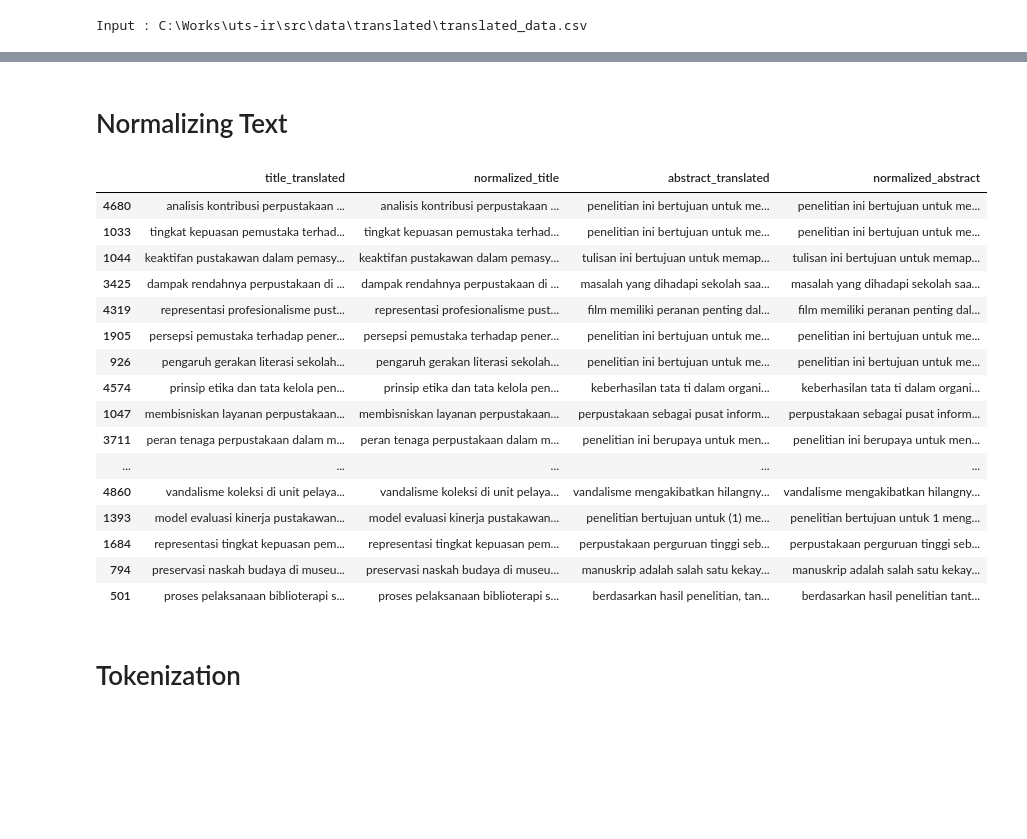
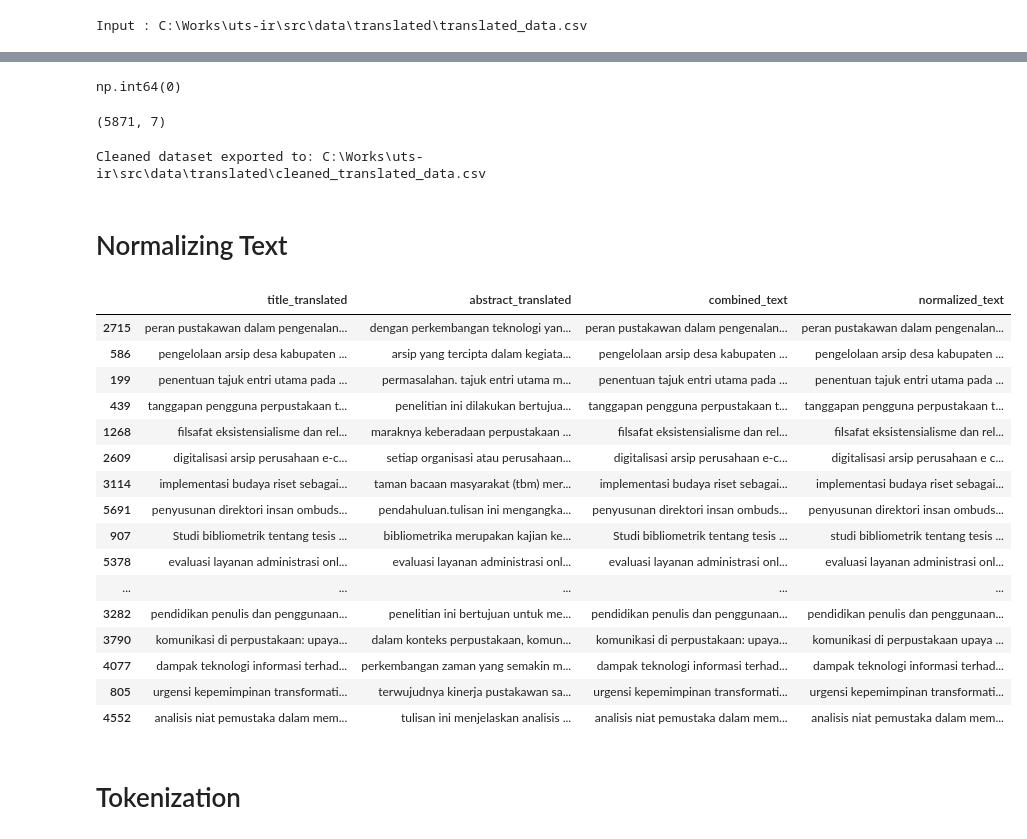
Before and after one commit to UrayMR/article-retrieval, a Jupyter notebook: src/app/notebooks/02_text_processing.ipynb, the cells around one changed output, grey strips where cells are left out. Drawn from its saved outputs; the diff is of its cells as text; code cells hidden in the pictures; blank space fills up the shorter version.

```diff
--- a/src/app/notebooks/02_text_processing.ipynb
+++ b/src/app/notebooks/02_text_processing.ipynb
@@ -30,3 +72,24 @@ df.head()
+# %%
+# Drop duplicates based on title_translated and abstract_translated, keeping the first occurrence
+df = df.drop_duplicates(subset=["title_translated", "abstract_translated"], keep="first").reset_index(drop=True)
+
+df.duplicated(subset=["title_translated", "abstract_translated"]).sum()
+# %% [output]
+np.int64(0)
+# %%
+df.shape
+# %% [output]
+(5871, 7)
+# %%
+# Export the cleaned dataset to a new CSV file
+
+OUTPUT_CLEANED_TRANSLATED_DUPLICATED_PATH = DATA_FOLDER / "translated" / "cleaned_translated_data.csv"
+
+df.to_csv(OUTPUT_CLEANED_TRANSLATED_DUPLICATED_PATH, index=False)
+
+print(f"Cleaned dataset exported to: {OUTPUT_CLEANED_TRANSLATED_DUPLICATED_PATH.resolve()}")
+# %% [output]
+Cleaned dataset exported to: C:\Works\uts-ir\src\data\translated\cleaned_translated_data.csv
 # %% [markdown]
 # Normalizing Text
 # %%
@@ -38,6 +101,7 @@ def normalize_text(text):
     text = str(text)
 
     # Normalize Unicode without forcing text into ASCII
+    # e.g., "café" remains "café" instead of being converted to "cafe"
     text = unicodedata.normalize("NFC", text)
 
     # Case folding
@@ -49,8 +113,12 @@ def normalize_text(text):
     # Remove email addresses
     text = re.sub(r"\b[\w.+-]+@[\w.-]+\.[a-zA-Z]{2,}\b", " ", text)
 
+    # Remove digits
+    text = re.sub(r"\d+", " ", text)
+
     # Remove punctuation and special characters,
-    # while preserving letters, numbers, and whitespace
+    # while preserving letters and whitespace
+    # e.g., "Hello, World!" becomes "Hello World"
     text = re.sub(r"[^\w\s]", " ", text, flags=re.UNICODE)
 
     # Replace underscores with spaces
@@ -61,28 +129,36 @@ def normalize_text(text):
 
     return text
 # %%
-df["normalized_title"] = df["title_translated"].apply(normalize_text)
-df["normalized_abstract"] = df["abstract_translated"].apply(normalize_text)
+df["combined_text"] = (
+    df[["title_translated", "abstract_translated"]]
+    .fillna("")
+    .astype(str)
+    .agg(lambda row: " ".join(row), axis=1)
+    .str.replace(r"\s+", " ", regex=True)
+    .str.strip()
+)
 
-df[["title_translated", "normalized_title", "abstract_translated", "normalized_abstract"]].sample(20, random_state=42)
+df["normalized_text"] = df["combined_text"].apply(normalize_text)
+
+df[["title_translated", "abstract_translated", "combined_text", "normalized_text"]].sample(20, random_state=42)
 # %% [output]
-|  | title_translated | normalized_title | abstract_translated | normalized_abstract |
-| 4680 | analisis kontribusi perpustakaan ... | analisis kontribusi perpustakaan ... | penelitian ini bertujuan untuk me... | penelitian ini bertujuan untuk me... |
-| 1033 | tingkat kepuasan pemustaka terhad... | tingkat kepuasan pemustaka terhad... | penelitian ini bertujuan untuk me... | penelitian ini bertujuan untuk me... |
-| 1044 | keaktifan pustakawan dalam pemasy... | keaktifan pustakawan dalam pemasy... | tulisan ini bertujuan untuk memap... | tulisan ini bertujuan untuk memap... |
-| 3425 | dampak rendahnya perpustakaan di ... | dampak rendahnya perpustakaan di ... | masalah yang dihadapi sekolah saa... | masalah yang dihadapi sekolah saa... |
-| 4319 | representasi profesionalisme pust... | representasi profesionalisme pust... | film memiliki peranan penting dal... | film memiliki peranan penting dal... |
-| 1905 | persepsi pemustaka terhadap pener... | persepsi pemustaka terhadap pener... | penelitian ini bertujuan untuk me... | penelitian ini bertujuan untuk me... |
-| 926 | pengaruh gerakan literasi sekolah... | pengaruh gerakan literasi sekolah... | penelitian ini bertujuan untuk me... | penelitian ini bertujuan untuk me... |
-| 4574 | prinsip etika dan tata kelola pen... | prinsip etika dan tata kelola pen... | keberhasilan tata ti dalam organi... | keberhasilan tata ti dalam organi... |
-| 1047 | membisniskan layanan perpustakaan... | membisniskan layanan perpustakaan... | perpustakaan sebagai pusat inform... | perpustakaan sebagai pusat inform... |
-| 3711 | peran tenaga perpustakaan dalam m... | peran tenaga perpustakaan dalam m... | penelitian ini berupaya untuk men... | penelitian ini berupaya untuk men... |
+|  | title_translated | abstract_translated | combined_text | normalized_text |
+| 2715 | peran pustakawan dalam pengenalan... | dengan perkembangan teknologi yan... | peran pustakawan dalam pengenalan... | peran pustakawan dalam pengenalan... |
+| 586 | pengelolaan arsip desa kabupaten ... | arsip yang tercipta dalam kegiata... | pengelolaan arsip desa kabupaten ... | pengelolaan arsip desa kabupaten ... |
+| 199 | penentuan tajuk entri utama pada ... | permasalahan. tajuk entri utama m... | penentuan tajuk entri utama pada ... | penentuan tajuk entri utama pada ... |
+| 439 | tanggapan pengguna perpustakaan t... | penelitian ini dilakukan bertujua... | tanggapan pengguna perpustakaan t... | tanggapan pengguna perpustakaan t... |
+| 1268 | filsafat eksistensialisme dan rel... | maraknya keberadaan perpustakaan ... | filsafat eksistensialisme dan rel... | filsafat eksistensialisme dan rel... |
+| 2609 | digitalisasi arsip perusahaan e-c... | setiap organisasi atau perusahaan... | digitalisasi arsip perusahaan e-c... | digitalisasi arsip perusahaan e c... |
+| 3114 | implementasi budaya riset sebagai... | taman bacaan masyarakat (tbm) mer... | implementasi budaya riset sebagai... | implementasi budaya riset sebagai... |
+| 5691 | penyusunan direktori insan ombuds... | pendahuluan.tulisan ini mengangka... | penyusunan direktori insan ombuds... | penyusunan direktori insan ombuds... |
+| 907 | Studi bibliometrik tentang tesis ... | bibliometrika merupakan kajian ke... | Studi bibliometrik tentang tesis ... | studi bibliometrik tentang tesis ... |
+| 5378 | evaluasi layanan administrasi onl... | evaluasi layanan administrasi onl... | evaluasi layanan administrasi onl... | evaluasi layanan administrasi onl... |
 | ... | ... | ... | ... | ... |
-| 4860 | vandalisme koleksi di unit pelaya... | vandalisme koleksi di unit pelaya... | vandalisme mengakibatkan hilangny... | vandalisme mengakibatkan hilangny... |
-| 1393 | model evaluasi kinerja pustakawan... | model evaluasi kinerja pustakawan... | penelitian bertujuan untuk (1) me... | penelitian bertujuan untuk 1 meng... |
-| 1684 | representasi tingkat kepuasan pem... | representasi tingkat kepuasan pem... | perpustakaan perguruan tinggi seb... | perpustakaan perguruan tinggi seb... |
-| 794 | preservasi naskah budaya di museu... | preservasi naskah budaya di museu... | manuskrip adalah salah satu kekay... | manuskrip adalah salah satu kekay... |
-| 501 | proses pelaksanaan biblioterapi s... | proses pelaksanaan biblioterapi s... | berdasarkan hasil penelitian, tan... | berdasarkan hasil penelitian tant... |
+| 3282 | pendidikan penulis dan penggunaan... | penelitian ini bertujuan untuk me... | pendidikan penulis dan penggunaan... | pendidikan penulis dan penggunaan... |
+| 3790 | komunikasi di perpustakaan: upaya... | dalam konteks perpustakaan, komun... | komunikasi di perpustakaan: upaya... | komunikasi di perpustakaan upaya ... |
+| 4077 | dampak teknologi informasi terhad... | perkembangan zaman yang semakin m... | dampak teknologi informasi terhad... | dampak teknologi informasi terhad... |
+| 805 | urgensi kepemimpinan transformati... | terwujudnya kinerja pustakawan sa... | urgensi kepemimpinan transformati... | urgensi kepemimpinan transformati... |
+| 4552 | analisis niat pemustaka dalam mem... | tulisan ini menjelaskan analisis ... | analisis niat pemustaka dalam mem... | analisis niat pemustaka dalam mem... |
 # %% [markdown]
 # Tokenization
 # %%
```
Also changed, not shown: parts of 10 cells of this notebook, 4 other files.
